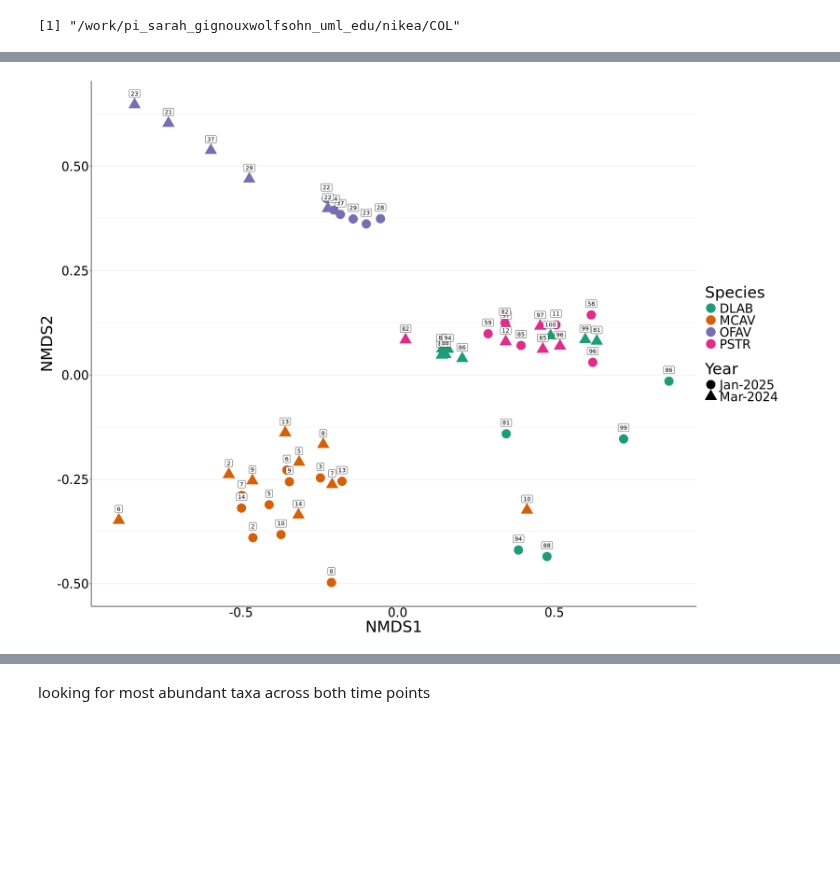
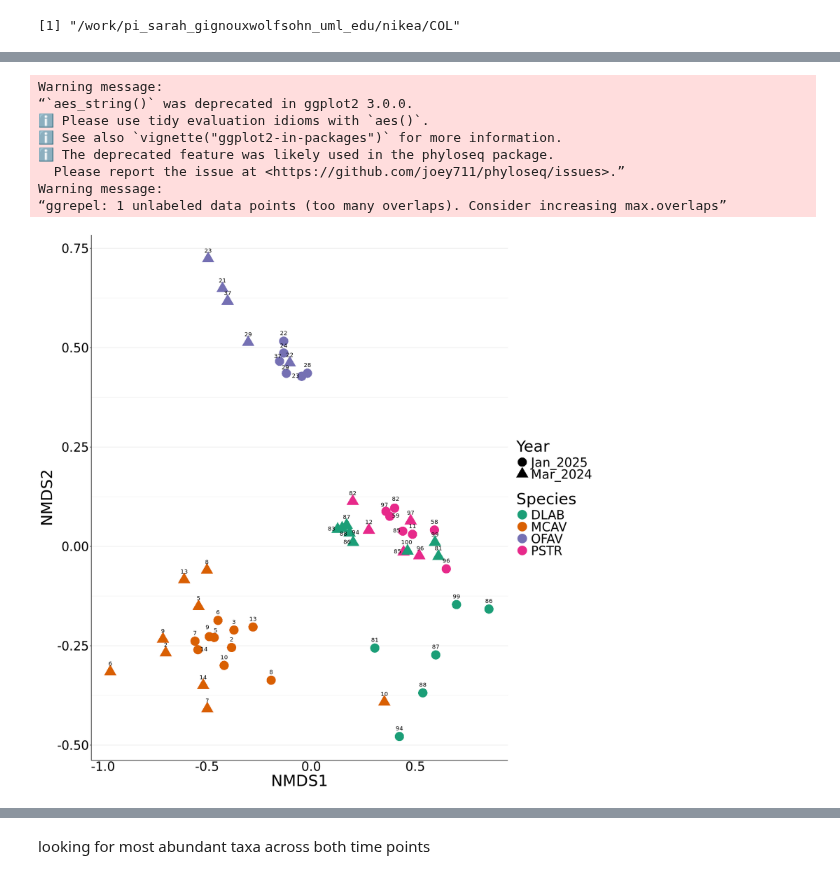
Before and after one commit to nikeaulrich/COL_metagenomics, a Jupyter notebook: COL_phyloseq.ipynb, the cells around one changed output, grey strips where cells are left out. Cells and saved outputs as stored; diff of their text form; code cells hidden in the pictures; blank space fills up the shorter version.

Commit message:
add updated notebooks and figure pngs

```diff
--- a/COL_phyloseq.ipynb
+++ b/COL_phyloseq.ipynb
@@ -38,7 +38,7 @@ getwd()
 # %%
 setwd("/work/pi_sarah_gignouxwolfsohn_uml_edu/nikea/COL/kraken_bracken")
 # %%
-taxa = read.csv('all_otu_id_species.csv',header=TRUE)
+taxa = read.csv('otu_id_species.csv',header=TRUE)
 head(taxa)
 # %% [output]
 A data.frame: 6 × 3
@@ -95,6 +95,6 @@ str(taxonomy)
   ..$ : chr "species"
 # %%
 #read in normalized otu table
-otu = read.csv('all_otu_normtable_species.csv',header=TRUE)
+otu = read.csv('otu_normtable_species.csv',header=TRUE)
 head(otu)
 # %% [output]
@@ -296,18 +286,26 @@ library(RColorBrewer)
 # %%
 # visualize ordination plot
-
 COL_all_plot <- plot_ordination(COL_all, COL_all.ord, type="Samples", color="Species", shape="Year")+
 geom_point(size=8) + scale_color_brewer(palette = "Dark2")+
-geom_label(aes(label = SAMP$Tag), vjust = -1, color = "black") +
+#geom_label(aes(label = SAMP$Tag), vjust = -1, color = "black") +
+geom_text_repel(aes(label = SAMP$Tag), vjust = -1.5, color = "black", segment.color= "NA") +
 theme_bw()+
  theme(legend.position = "right",
     panel.border = element_blank(),
     panel.grid.major.x = element_blank(),
     panel.grid.minor.x = element_blank(),
     axis.ticks.x = element_blank(),
     axis.line = element_line(color = "black"),
     axis.text = element_text(color = "black"),
     text = element_text(size = 30))
 COL_all_plot
 # %% [output]
+Warning message:
+“`aes_string()` was deprecated in ggplot2 3.0.0.
+ℹ Please use tidy evaluation idioms with `aes()`.
+ℹ See also `vignette("ggplot2-in-packages")` for more information.
+ℹ The deprecated feature was likely used in the phyloseq package.
+  Please report the issue at <https://github.com/joey711/phyloseq/issues>.”
+Warning message:
+“ggrepel: 1 unlabeled data points (too many overlaps). Consider increasing max.overlaps”
-[figure, old version]
+[figure, new version]
```
Also changed, not shown: parts of 98 cells of this notebook, 20 other files.
